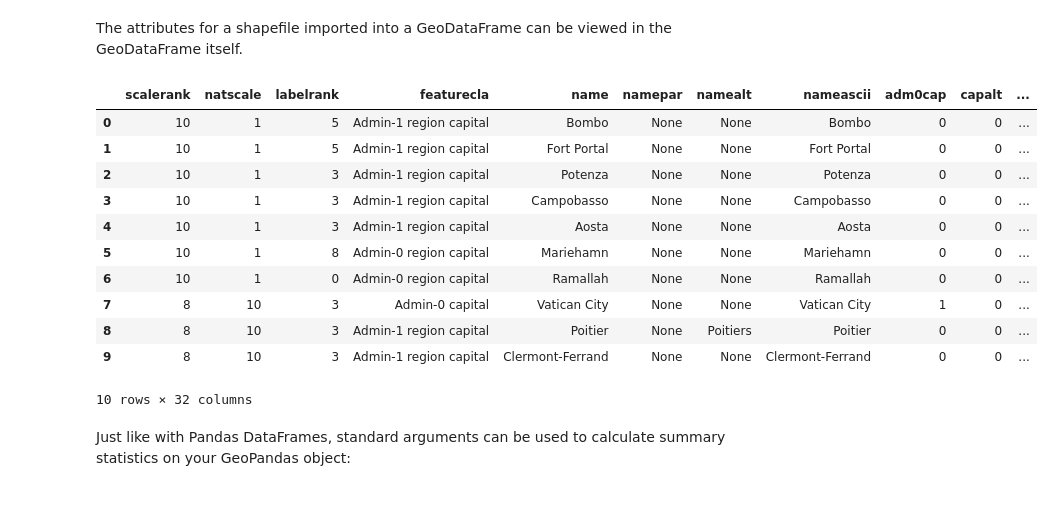
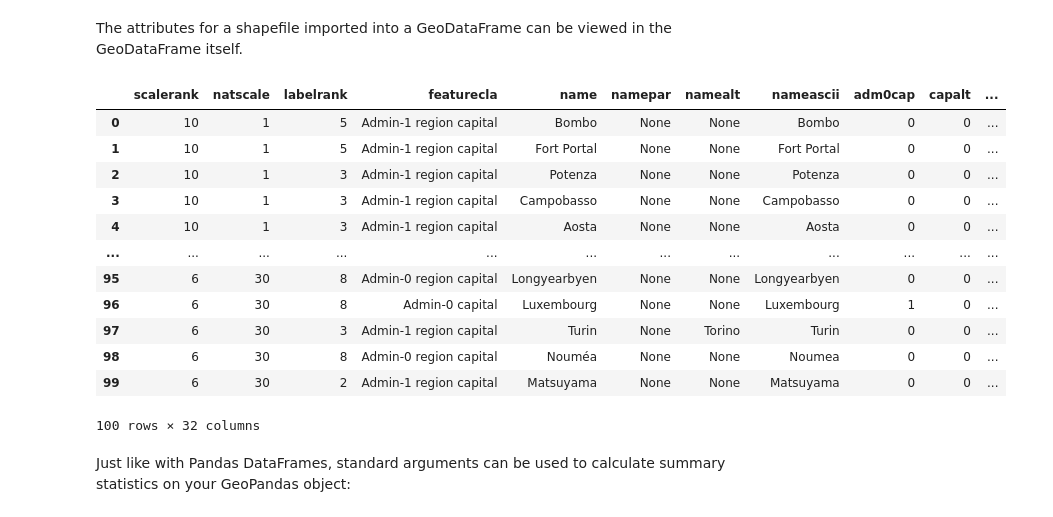
Before and after one commit to ChrisHarvey21/EnvDatSci22, a Jupyter notebook: CodeSprints/VectorData101.ipynb, the cells around one changed output. Drawn from its saved outputs; the diff is of its cells as text; code cells hidden in the pictures.

```diff
--- a/CodeSprints/VectorData101.ipynb
+++ b/CodeSprints/VectorData101.ipynb
@@ -278,23 +286,24 @@ Length: 1251, dtype: object
 The attributes for a shapefile imported into a GeoDataFrame can be viewed in the GeoDataFrame itself.
 # %%
 # View first 5 rows of GeoDataFrame
-cities.head(10)
+cities.head(100)
 
 
 # Experiment! How would you view the first 10 rows of a GeoDataFrame?
 # %% [output]
 |  | scalerank | natscale | labelrank | featurecla | name | namepar | namealt | nameascii | adm0cap | capalt | ... |
 | 0 | 10 | 1 | 5 | Admin-1 region capital | Bombo | None | None | Bombo | 0 | 0 | ... |
 | 1 | 10 | 1 | 5 | Admin-1 region capital | Fort Portal | None | None | Fort Portal | 0 | 0 | ... |
 | 2 | 10 | 1 | 3 | Admin-1 region capital | Potenza | None | None | Potenza | 0 | 0 | ... |
 | 3 | 10 | 1 | 3 | Admin-1 region capital | Campobasso | None | None | Campobasso | 0 | 0 | ... |
 | 4 | 10 | 1 | 3 | Admin-1 region capital | Aosta | None | None | Aosta | 0 | 0 | ... |
-| 5 | 10 | 1 | 8 | Admin-0 region capital | Mariehamn | None | None | Mariehamn | 0 | 0 | ... |
-| 6 | 10 | 1 | 0 | Admin-0 region capital | Ramallah | None | None | Ramallah | 0 | 0 | ... |
-| 7 | 8 | 10 | 3 | Admin-0 capital | Vatican City | None | None | Vatican City | 1 | 0 | ... |
-| 8 | 8 | 10 | 3 | Admin-1 region capital | Poitier | None | Poitiers | Poitier | 0 | 0 | ... |
-| 9 | 8 | 10 | 3 | Admin-1 region capital | Clermont-Ferrand | None | None | Clermont-Ferrand | 0 | 0 | ... |
+| ... | ... | ... | ... | ... | ... | ... | ... | ... | ... | ... | ... |
+| 95 | 6 | 30 | 8 | Admin-0 region capital | Longyearbyen | None | None | Longyearbyen | 0 | 0 | ... |
+| 96 | 6 | 30 | 8 | Admin-0 capital | Luxembourg | None | None | Luxembourg | 1 | 0 | ... |
+| 97 | 6 | 30 | 3 | Admin-1 region capital | Turin | None | Torino | Turin | 0 | 0 | ... |
+| 98 | 6 | 30 | 8 | Admin-0 region capital | Nouméa | None | None | Noumea | 0 | 0 | ... |
+| 99 | 6 | 30 | 2 | Admin-1 region capital | Matsuyama | None | None | Matsuyama | 0 | 0 | ... |
-10 rows × 32 columns
+100 rows × 32 columns
 # %% [markdown]
 Just like with Pandas DataFrames, standard arguments can be used to calculate summary statistics on your GeoPandas object:
 # %%
```
Also changed, not shown: parts of 11 cells of this notebook.
